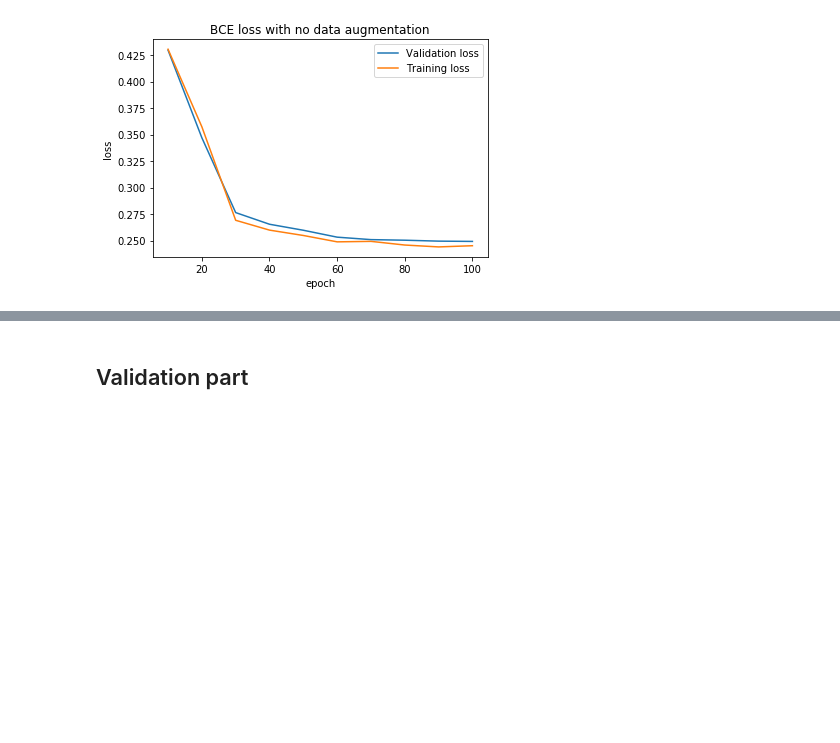
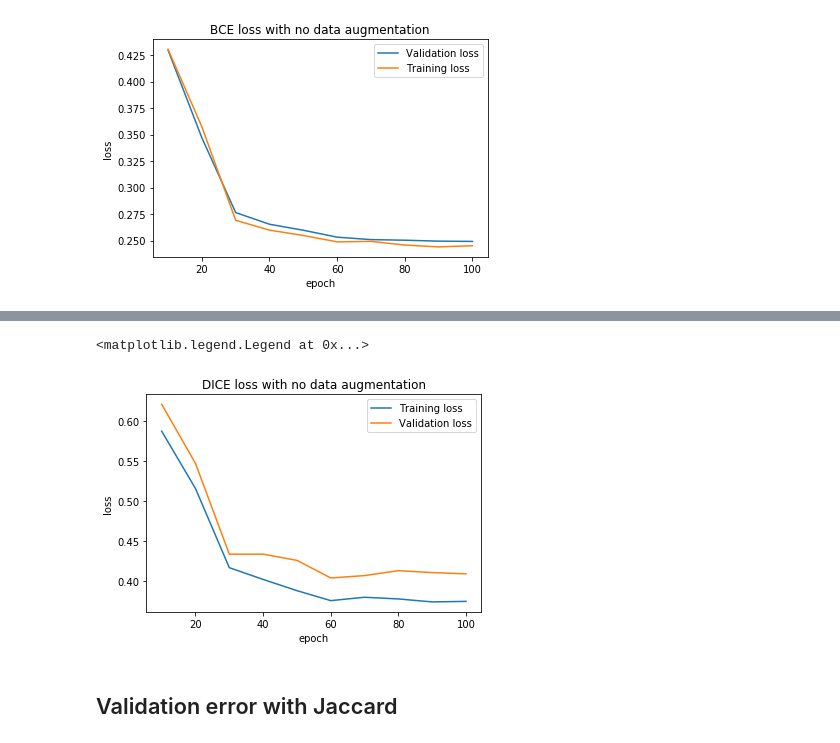
Before and after one commit to zpolina/CPSC540_course_project, a Jupyter notebook: DataScienceBowlUNet.ipynb, the cells around one changed output, grey strips where cells are left out. Cells and saved outputs as stored; diff of their text form; code cells hidden in the pictures; blank space fills up the shorter version.

```diff
--- a/DataScienceBowlUNet.ipynb
+++ b/DataScienceBowlUNet.ipynb
@@ -642,2 +669,13 @@ plt.legend()
+# %%
+from matplotlib import pyplot as plt
+plt.plot(list(range(10,110, 10)),train_DICE_simple, label='Training loss')
+plt.plot(list(range(10,110, 10)),val_DICE_simple, label='Validation loss')
+plt.xlabel("epoch")
+plt.ylabel("loss")
+plt.title('DICE loss with no data augmentation')
+plt.legend()
+# %% [output]
+<matplotlib.legend.Legend at 0x...>
+[figure, added]
 # %% [markdown]
-## Validation part
+## Validation error with Jaccard
```
Also changed, not shown: parts of 8 cells of this notebook, 1 other file.
